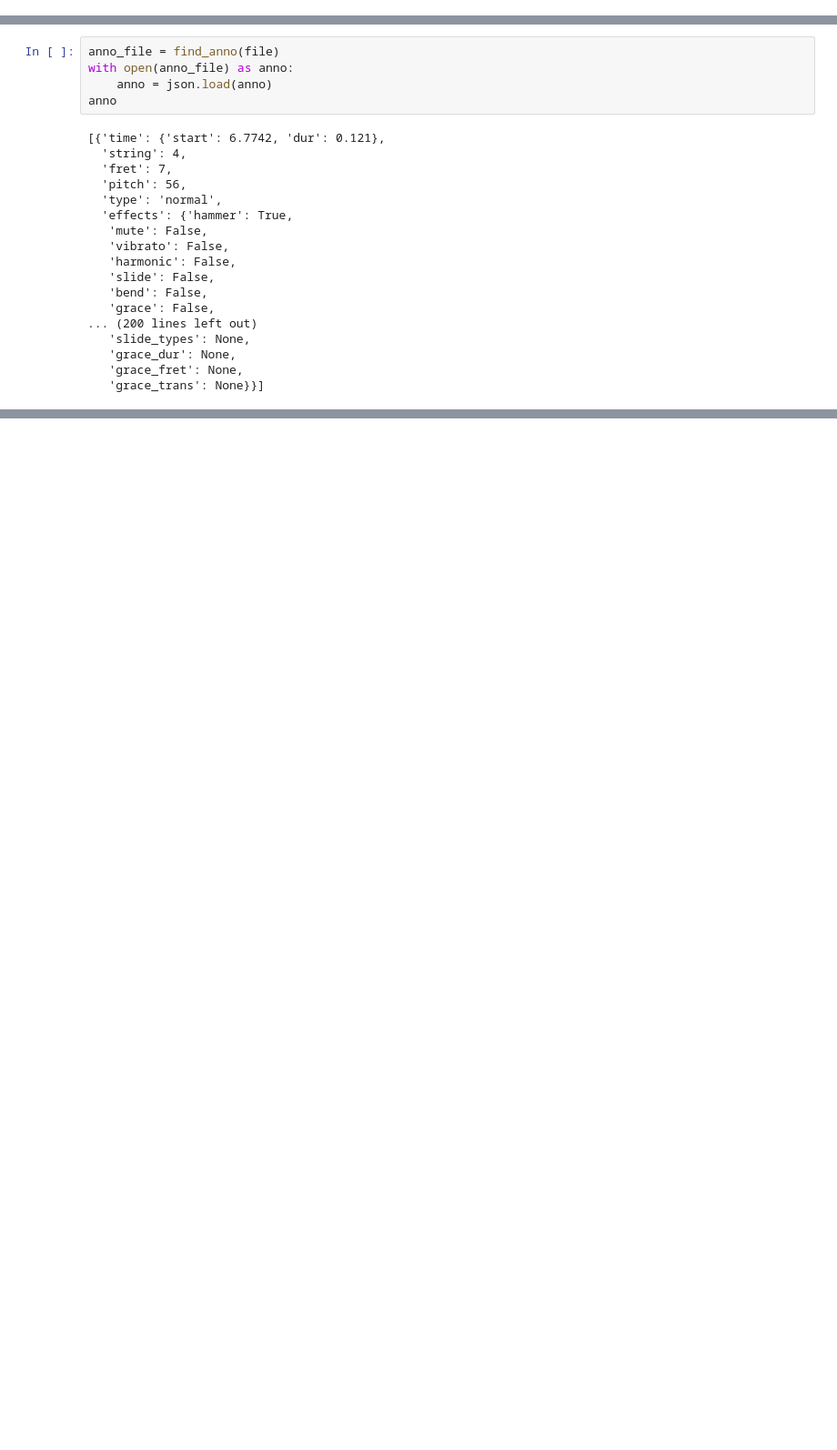
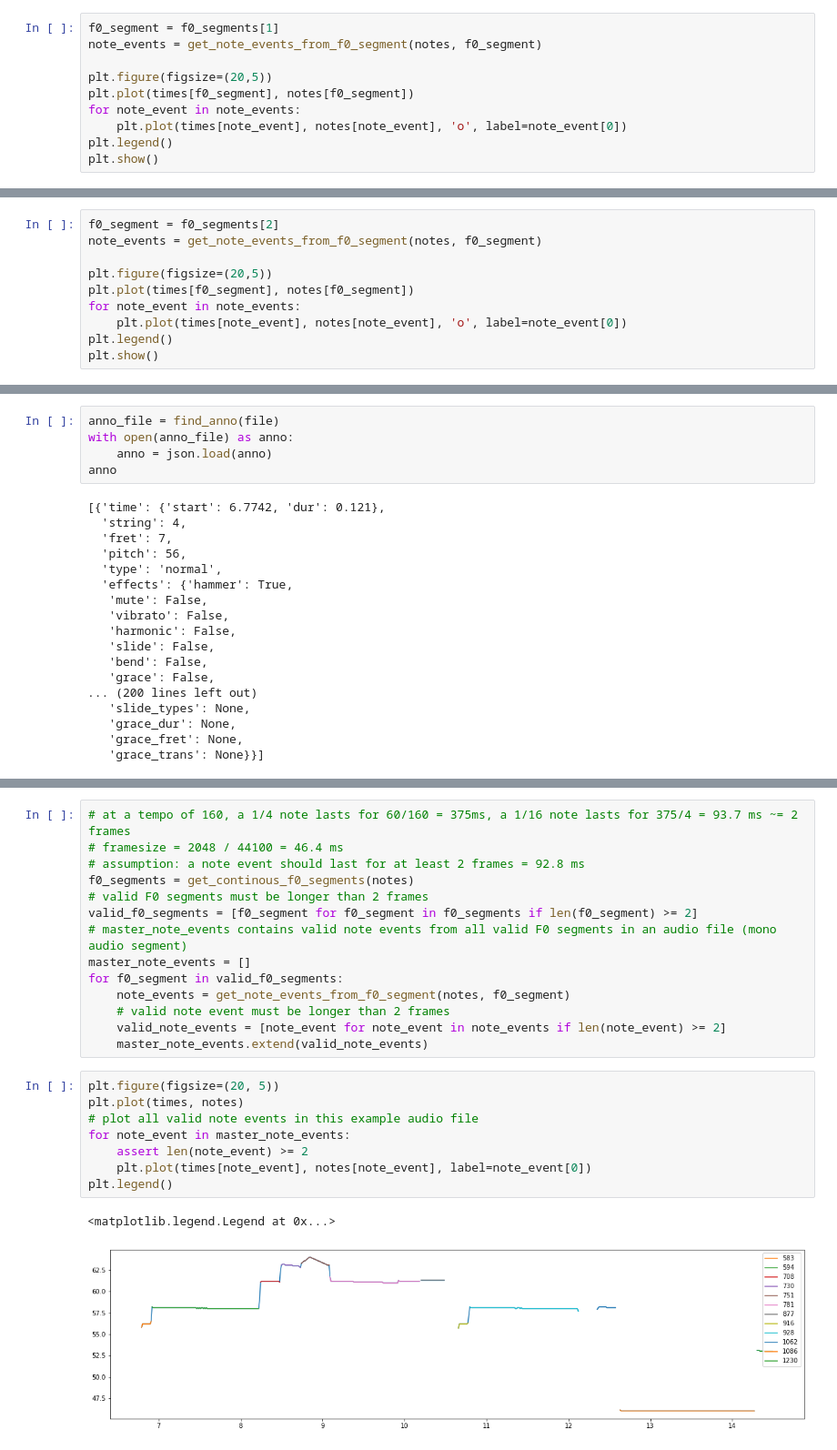
Before and after one commit to jwang44/GuitarPro-Stuff, a Jupyter notebook: analyze_f0.ipynb, the cells around one changed output, grey strips where cells are left out. Shown: that part at 91% size. Drawn from its saved outputs; the diff is of its cells as text; blank space fills up the shorter version.

```diff
--- a/analyze_f0.ipynb
+++ b/analyze_f0.ipynb
@@ -300,0 +246,10 @@ plt.show()
+# %%
+f0_segment = f0_segments[1]
+note_events = get_note_events_from_f0_segment(notes, f0_segment)
+
+plt.figure(figsize=(20,5))
+plt.plot(times[f0_segment], notes[f0_segment])
+for note_event in note_events:
+    plt.plot(times[note_event], notes[note_event], 'o', label=note_event[0])
+plt.legend()
+plt.show()
@@ -300,0 +258,10 @@ plt.show()
+# %%
+f0_segment = f0_segments[2]
+note_events = get_note_events_from_f0_segment(notes, f0_segment)
+
+plt.figure(figsize=(20,5))
+plt.plot(times[f0_segment], notes[f0_segment])
+for note_event in note_events:
+    plt.plot(times[note_event], notes[note_event], 'o', label=note_event[0])
+plt.legend()
+plt.show()
@@ -323,0 +311,25 @@ anno
+# %%
+# at a tempo of 160, a 1/4 note lasts for 60/160 = 375ms, a 1/16 note lasts for 375/4 = 93.7 ms ~= 2 frames
+# framesize = 2048 / 44100 = 46.4 ms
+# assumption: a note event should last for at least 2 frames = 92.8 ms
+f0_segments = get_continous_f0_segments(notes)
+# valid F0 segments must be longer than 2 frames
+valid_f0_segments = [f0_segment for f0_segment in f0_segments if len(f0_segment) >= 2]
+# master_note_events contains valid note events from all valid F0 segments in an audio file (mono audio segment)
+master_note_events = []
+for f0_segment in valid_f0_segments:
+    note_events = get_note_events_from_f0_segment(notes, f0_segment)
+    # valid note event must be longer than 2 frames
+    valid_note_events = [note_event for note_event in note_events if len(note_event) >= 2]
+    master_note_events.extend(valid_note_events)
+# %%
+plt.figure(figsize=(20, 5))
+plt.plot(times, notes)
+# plot all valid note events in this example audio file
+for note_event in master_note_events:
+    assert len(note_event) >= 2
+    plt.plot(times[note_event], notes[note_event], label=note_event[0])
+plt.legend()
+# %% [output]
+<matplotlib.legend.Legend at 0x...>
+[figure, added]
```
Also changed, not shown: parts of 16 cells of this notebook.
